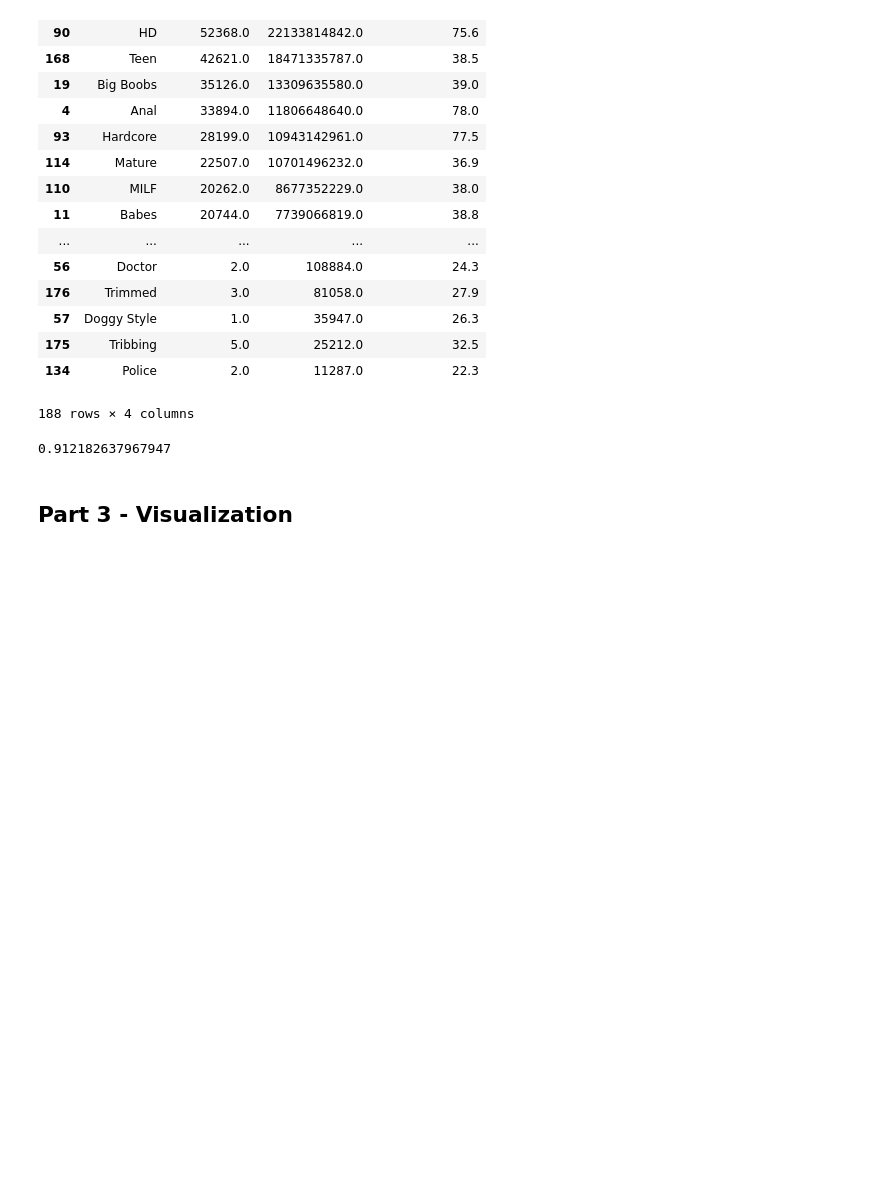
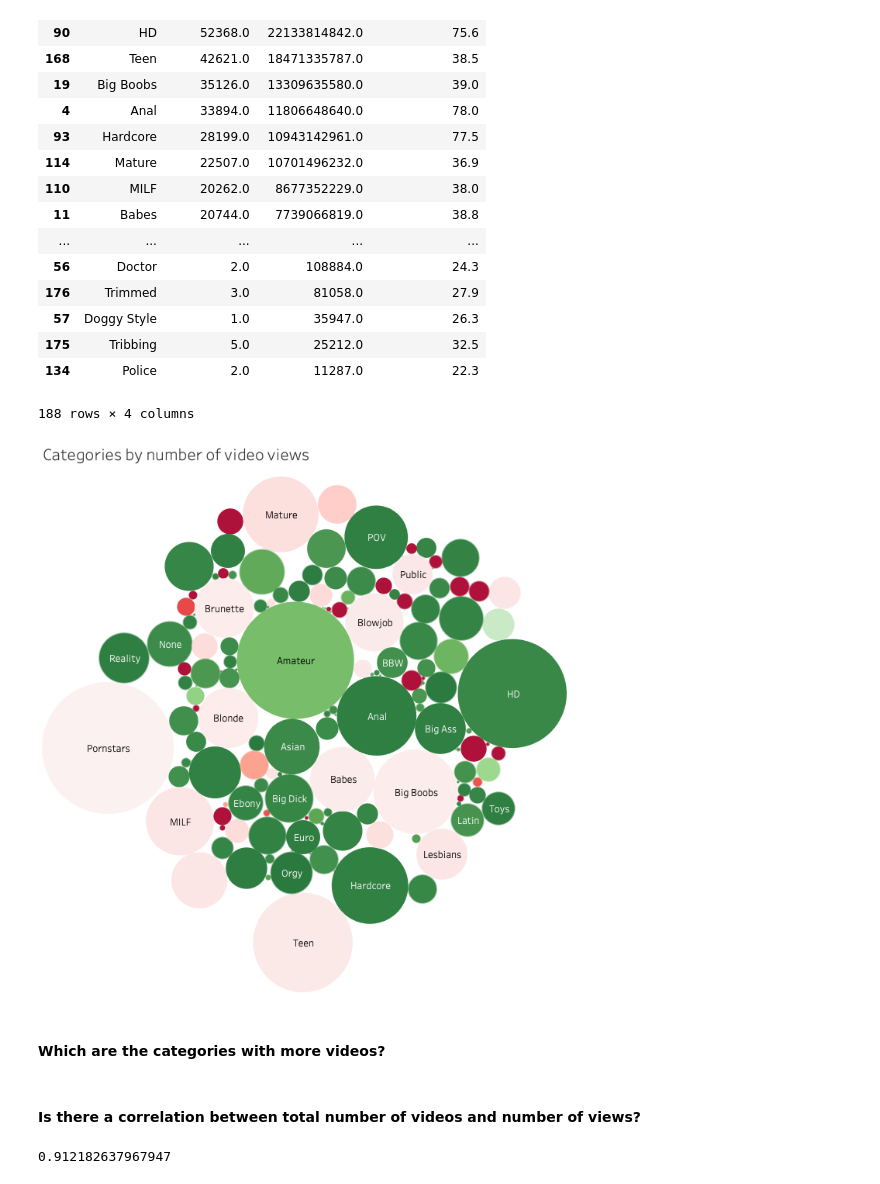
Before and after one commit to jaumevr15/Project-Week-3-Data-Thieves, a Jupyter notebook: your-project/Paper.ipynb, the cells around one changed output. Saved outputs shown, nothing was run; the diff lists cells and outputs as text; code cells hidden in the pictures; blank space fills up the shorter version.

```diff
--- a/your-project/Paper.ipynb
+++ b/your-project/Paper.ipynb
@@ -304,6 +305,14 @@ category.sort_values('Total_views_all', ascending=False)
 | 175 | Tribbing | 5.0 | 25212.0 | 32.5 |
 | 134 | Police | 2.0 | 11287.0 | 22.3 |
 188 rows × 4 columns
+# %%
+Image("charts\\1Cat_by_views.png")
+# %% [output]
+[figure, added]
+# %% [markdown]
+#### Which are the categories with more videos?
+# %% [markdown]
+#### Is there a correlation between total number of videos and number of views?
 # %%
 # To get the correlation between the total number of videos and the number of views.
 
@@ -314,5 +323,3 @@ category
 category['Count_Total'].corr(category.Total_views_all)
 # %% [output]
 0.912182637967947
-# %% [markdown]
-## Part 3 -  Visualization
```
Also changed, not shown: parts of 5 cells of this notebook.
